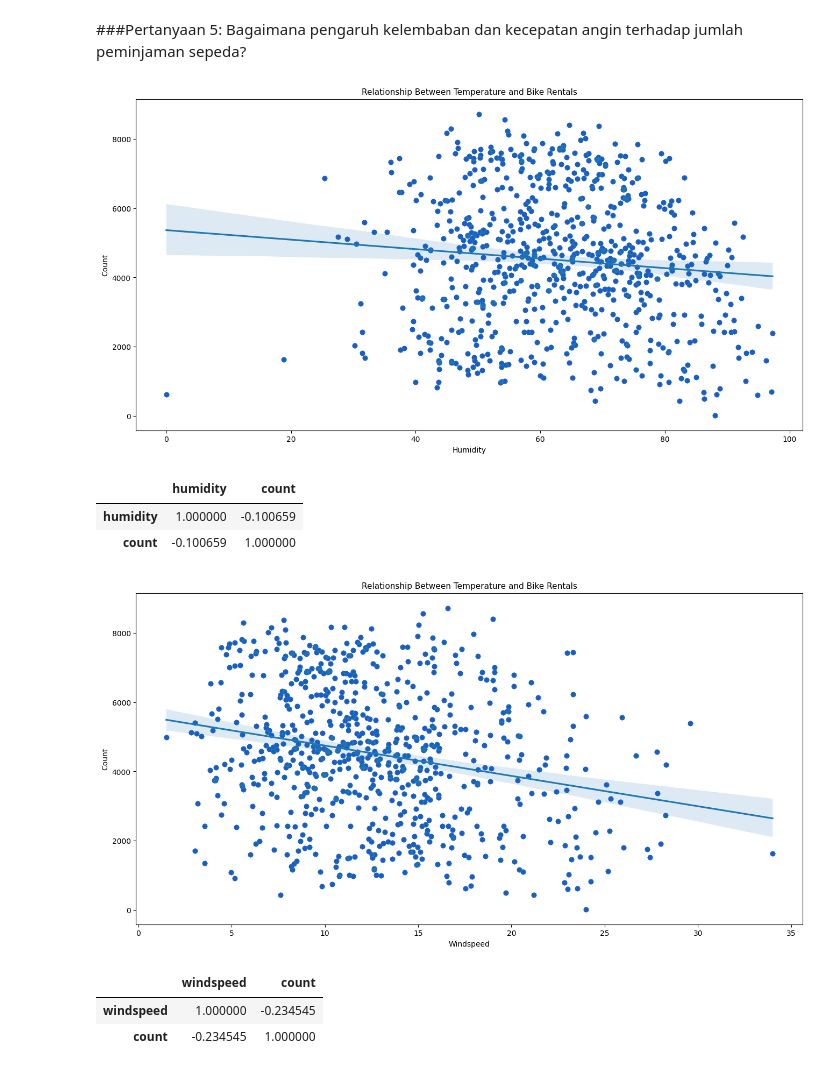
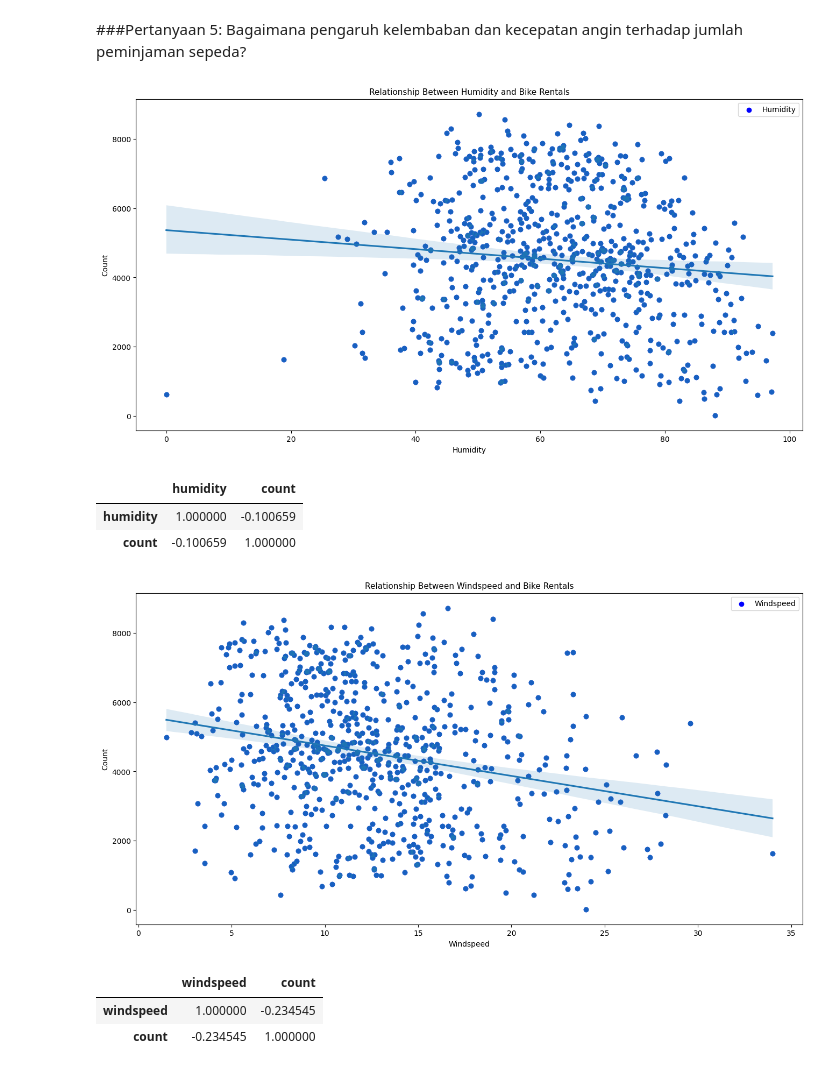
Before and after one commit to camelliatea/dicoding-proyek-analisis-data, a Jupyter notebook: notebook.ipynb, the cells around one changed output. Drawn from its saved outputs; the diff is of its cells as text; code cells hidden in the pictures.

```diff
--- a/notebook.ipynb
+++ b/notebook.ipynb
@@ -476,16 +475,17 @@ Visualisasi di atas menunjukkan adanya hubungan positif antara suhu sebenarnya (
 # %%
 #plotting scatter plot
 plt.figure(figsize=(16, 8))
 
-plt.scatter(day_df['humidity'], day_df['count'], color='blue', label='Temperature', marker='o')
+plt.scatter(day_df['humidity'], day_df['count'], color='blue', label='Humidity', marker='o')
 sns.regplot(x=day_df['humidity'], y=day_df['count'])
 
 plt.xlabel('Humidity')
 plt.ylabel('Count')
-plt.title('Relationship Between Temperature and Bike Rentals', fontsize=11)
+plt.title('Relationship Between Humidity and Bike Rentals', fontsize=11)
+plt.legend()
 plt.show()
 # %% [output]
-[figure, old version]
+[figure, new version]
 # %%
 # memeriksa koefisien korelasi antara humidity dengan total peminjaman sepeda
 
@@ -498,15 +498,16 @@ day_df[['humidity', 'count']].corr()
 # plotting scatter plot
 plt.figure(figsize=(16, 8))
 
-plt.scatter(day_df['windspeed'], day_df['count'], color='blue', label='Temperature', marker='o')
+plt.scatter(day_df['windspeed'], day_df['count'], color='blue', label='Windspeed', marker='o')
 sns.regplot(x=day_df['windspeed'], y=day_df['count'])
 
 plt.xlabel('Windspeed')
 plt.ylabel('Count')
-plt.title('Relationship Between Temperature and Bike Rentals', fontsize=11)
+plt.title('Relationship Between Windspeed and Bike Rentals', fontsize=11)
+plt.legend()
 plt.show()
 # %% [output]
-[figure, old version]
+[figure, new version]
 # %%
 # memeriksa koefisien korelasi antara windspeed dengan total peminjaman sepeda
 
```
Also changed, not shown: parts of 4 cells of this notebook.
